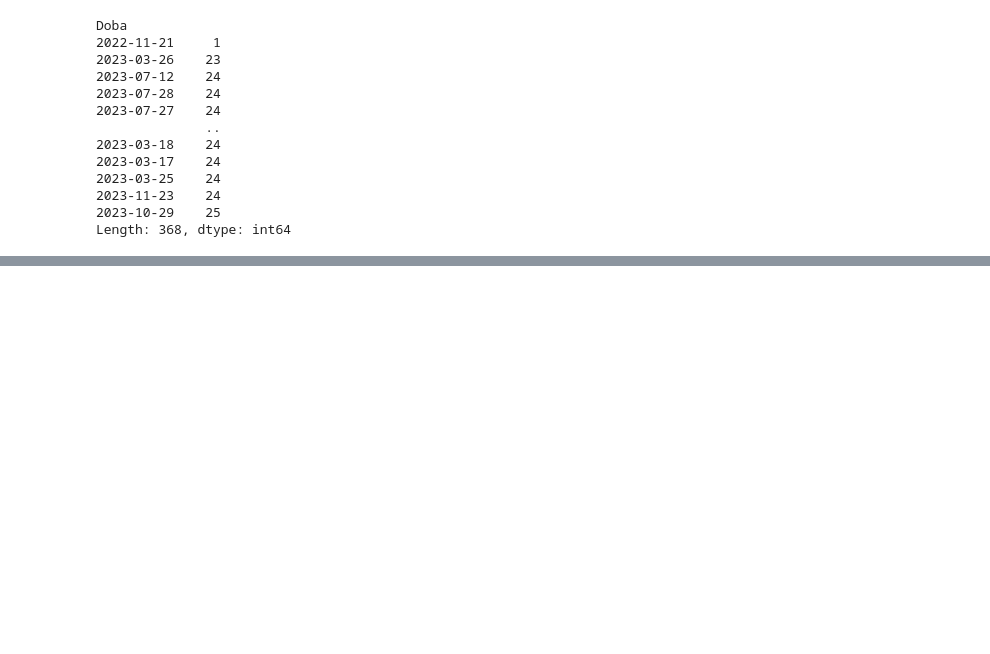
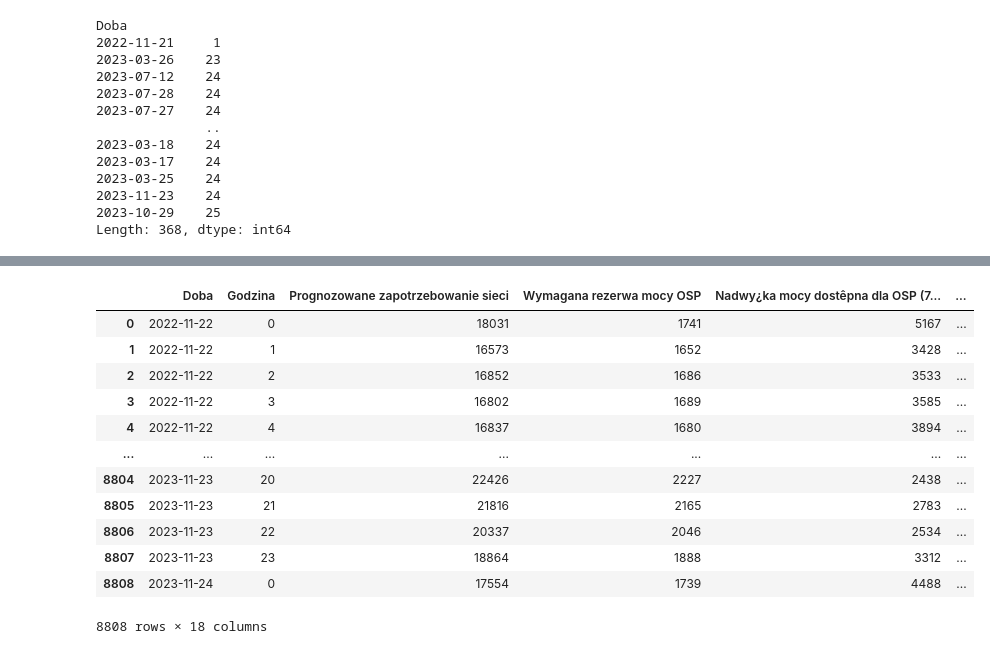
Before and after one commit to SzymonSmagowski/Energy_Price_Prediction, a Jupyter notebook: pre_processing.ipynb, the cells around one changed output, grey strips where cells are left out. Cells and saved outputs as stored; diff of their text form; code cells hidden in the pictures; blank space fills up the shorter version.

```diff
--- a/pre_processing.ipynb
+++ b/pre_processing.ipynb
@@ -121 +97,3 @@ df['Godzina'] = np.where(df['Godzina']==25, 24, df['Godzina'])
+# %%
+df.drop([8208], inplace=True)
 # %%
@@ -129,6 +107,7 @@ def Date_Fix(df):
     df['Godzina']  = np.where(df['Godzina'] == 24, 0 , df['Godzina'])
     return df
 # %%
-df_tmp = Date_Fix(df_tmp)
-df_start = Date_Fix(df_start)
-df_end = Date_Fix(df_end)
+# df_tmp = Date_Fix(df_tmp)
+# df_start = Date_Fix(df_start)
+# df_end = Date_Fix(df_end)
+df = Date_Fix(df)
@@ -153,4 +114,5 @@ See the caveats in the documentation: https://pandas.pydata.org/pandas-docs/stab
 # %%
-df_tmp["Doba_2"] = df_tmp["Doba"].astype(str) + ' ' + df_tmp["Godzina"].astype(str) + ':00:00.000000 UTC'
-df_start["Doba_2"] = df_start["Doba"].astype(str) + ' ' + df_start["Godzina"].astype(str) + ':00:00.000000 UTC'
-df_end["Doba_2"] = df_end["Doba"].astype(str) + ' ' + df_end["Godzina"].astype(str) + ':00:00.000000 UTC'
+# df_tmp["Doba_2"] = df_tmp["Doba"].astype(str) + ' ' + df_tmp["Godzina"].astype(str) + ':00:00.000000 UTC'
+# df_start["Doba_2"] = df_start["Doba"].astype(str) + ' ' + df_start["Godzina"].astype(str) + ':00:00.000000 UTC'
+# df_end["Doba_2"] = df_end["Doba"].astype(str) + ' ' + df_end["Godzina"].astype(str) + ':00:00.000000 UTC'
+df["Doba_2"] = df["Doba"].astype(str) + ' ' + df["Godzina"].astype(str) + ':00:00.000000 UTC'
@@ -173,4 +119,5 @@ See the caveats in the documentation: https://pandas.pydata.org/pandas-docs/stab
 # %%
-df_tmp["Doba_2"] = pd.to_datetime(df_tmp["Doba_2"])
-df_start["Doba_2"] = pd.to_datetime(df_start["Doba_2"])
-df_end["Doba_2"] = pd.to_datetime(df_end["Doba_2"])
+# df_tmp["Doba_2"] = pd.to_datetime(df_tmp["Doba_2"])
+# df_start["Doba_2"] = pd.to_datetime(df_start["Doba_2"])
+# df_end["Doba_2"] = pd.to_datetime(df_end["Doba_2"])
+df["Doba_2"] = pd.to_datetime(df["Doba_2"])
@@ -225,4 +152,21 @@ Przewidywana generacja zasobów wytwórczych nieobjêtych obowi¹zkami mocowymi
 Obowi¹zki mocowe wszystkich jednostek rynku mocy                                                                                                                                           6
 Doba_2                                                                                                                                                                                  8808
 dtype: int64
+# %%
+# możemy usunąć ostatni rekord i póżniej dodamy jeden w marcu około 3 w nocy
+df
+# %% [output]
+|  | Doba | Godzina | Prognozowane zapotrzebowanie sieci | Wymagana rezerwa mocy OSP | Nadwy¿ka mocy dostêpna dla OSP (7... | ... |
+| 0 | 2022-11-22 | 0 | 18031 | 1741 | 5167 | ... |
+| 1 | 2022-11-22 | 1 | 16573 | 1652 | 3428 | ... |
+| 2 | 2022-11-22 | 2 | 16852 | 1686 | 3533 | ... |
+| 3 | 2022-11-22 | 3 | 16802 | 1689 | 3585 | ... |
+| 4 | 2022-11-22 | 4 | 16837 | 1680 | 3894 | ... |
+| ... | ... | ... | ... | ... | ... | ... |
+| 8804 | 2023-11-23 | 20 | 22426 | 2227 | 2438 | ... |
+| 8805 | 2023-11-23 | 21 | 21816 | 2165 | 2783 | ... |
+| 8806 | 2023-11-23 | 22 | 20337 | 2046 | 2534 | ... |
+| 8807 | 2023-11-23 | 23 | 18864 | 1888 | 3312 | ... |
+| 8808 | 2023-11-24 | 0 | 17554 | 1739 | 4488 | ... |
+8808 rows × 18 columns
 # %%
```
Also changed, not shown: parts of 41 cells of this notebook, 20 other files.
